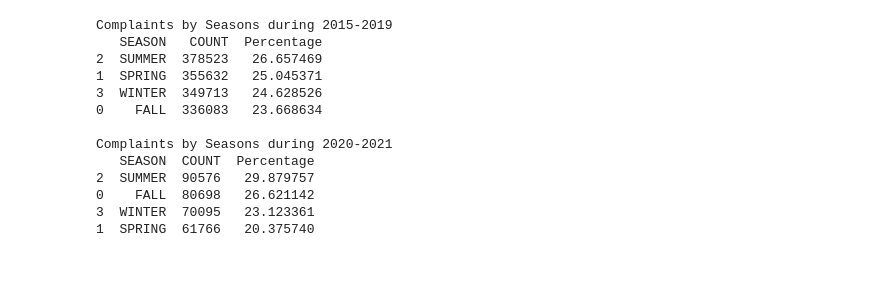
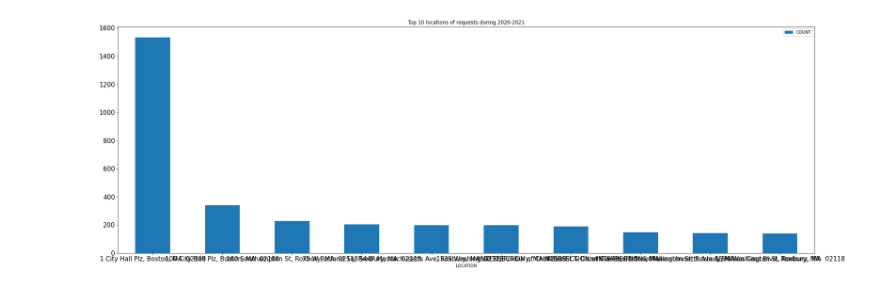
Before and after one commit to Cap10nem0/2021Fall_finals, a Jupyter notebook: 311_requests.ipynb, the cells around one changed output. Cells and saved outputs as stored; diff of their text form; code cells hidden in the pictures.

```diff
--- a/311_requests.ipynb
+++ b/311_requests.ipynb
@@ -95,0 +122,5 @@ Top 10 locations with highest number of complaints during 2015-2019
+# %%
+post_covid_location = group_and_count(post_covid_records, 'LOCATION')
+print("\nTop 10 locations with highest number of complaints during 2020-2021")
+top_10_locations_post_covid = post_covid_location.head(10)
+top_10_locations_post_covid
@@ -96,51 +140,22 @@ Top 10 locations with highest number of complaints during 2015-2019
+# %%
+top_10_plot_post_covid = top_10_locations_post_covid.plot.bar(x='LOCATION', y='COUNT', rot=0,
+                                              figsize=(30,10), fontsize = 15,
+                                              title="Top 10 locations of requests during 2020-2021")
+# %% [output]
+[figure, added]
 # %%
-def get_season(date):
-    if type(date) is str:
-        date = dt.datetime.strptime(date, '%Y-%m-%d')
+def get_season(month):
     seasons = {'SPRING': [3,4,5], 'SUMMER': [6,7,8], 'FALL': [9,10,11], 'WINTER': [12,1,2]}
     for season, months in seasons.items():
-        if date.month in months:
+        if month in months:
             return season
 
 post_covid_season = post_covid_records.copy()
-pre_covid_records['SEASON'] = pre_covid_records['OPEN_DT'].apply(lambda entry : get_season(entry))
-post_covid_records['SEASON'] = post_covid_records['OPEN_DT'].apply(lambda entry : get_season(entry))
+pre_covid_records['OPEN_SEASON'] = pre_covid_records['OPEN_MONTH'].apply(lambda entry : get_season(entry))
+post_covid_records['OPEN_SEASON'] = post_covid_records['OPEN_MONTH'].apply(lambda entry : get_season(entry))
 # Another way of applying function to every entry of a column
-# post_covid_records['SEASON'] = post_covid_records.apply(lambda row : get_season(row['OPEN_DT']), axis = 1)
+# post_covid_records['SEASON'] = post_covid_records.apply(lambda row : get_season(row['OPEN_MONTH']), axis = 1)
 # print(post_covid_records.iloc[0:11])
 # print(post_covid_records.iloc[75000:75010])
 # print(post_covid_records.iloc[150000:150011])
 # print(post_covid_records.iloc[225000:225011])
-
-pre_covid_season = get_freq(pre_covid_records, 'SEASON') \
-    .reset_index(name='COUNT').sort_values(['COUNT'],ascending = False)
-
-pre_covid_season['Percentage'] = pre_covid_season['COUNT'] / pre_covid_season['COUNT'].sum() * 100
-
-print("Complaints by Seasons during 2015-2019")
-print(pre_covid_season)
-
-post_covid_season = get_freq(post_covid_records, 'SEASON') \
-    .reset_index(name='COUNT').sort_values(['COUNT'],ascending = False)
-
-post_covid_season['Percentage'] = post_covid_season['COUNT'] / post_covid_season['COUNT'].sum() * 100
-
-print("\nComplaints by Seasons during 2020-2021")
-print(post_covid_season)
-
-# Observe that the 311 cases during SPRING 2020 dropped by a significant margin compared to SPRING 2015-2019
-# This could be the reason behind increase of cases in SUMMER 2020 and FALL 2020
-# %% [output]
-Complaints by Seasons during 2015-2019
-   SEASON   COUNT  Percentage
-2  SUMMER  378523   26.657469
-1  SPRING  355632   25.045371
-3  WINTER  349713   24.628526
-0    FALL  336083   23.668634
-
-Complaints by Seasons during 2020-2021
-   SEASON  COUNT  Percentage
-2  SUMMER  90576   29.879757
-0    FALL  80698   26.621142
-3  WINTER  70095   23.123361
-1  SPRING  61766   20.375740
```
Also changed, not shown: parts of 21 cells of this notebook.
